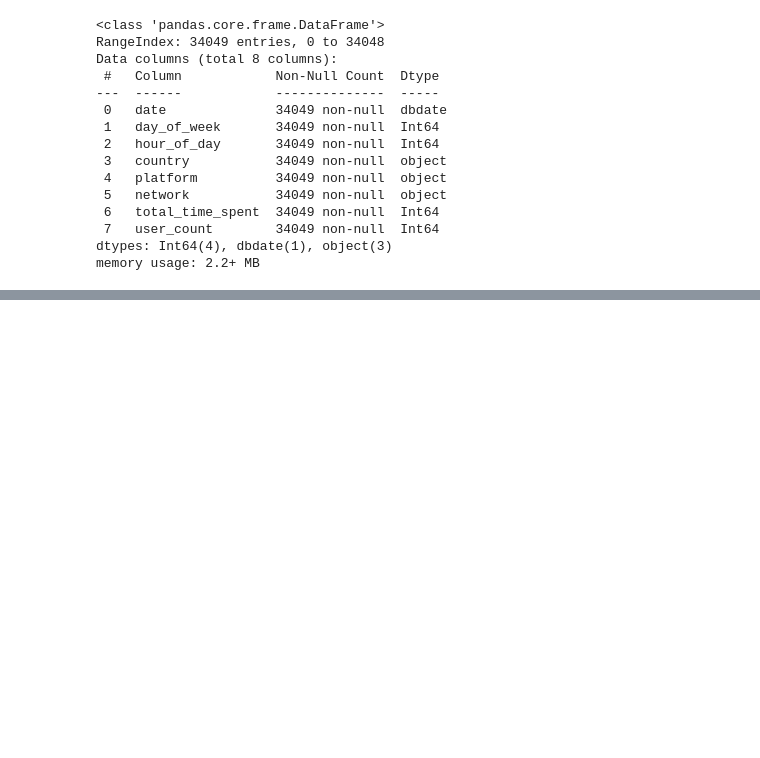
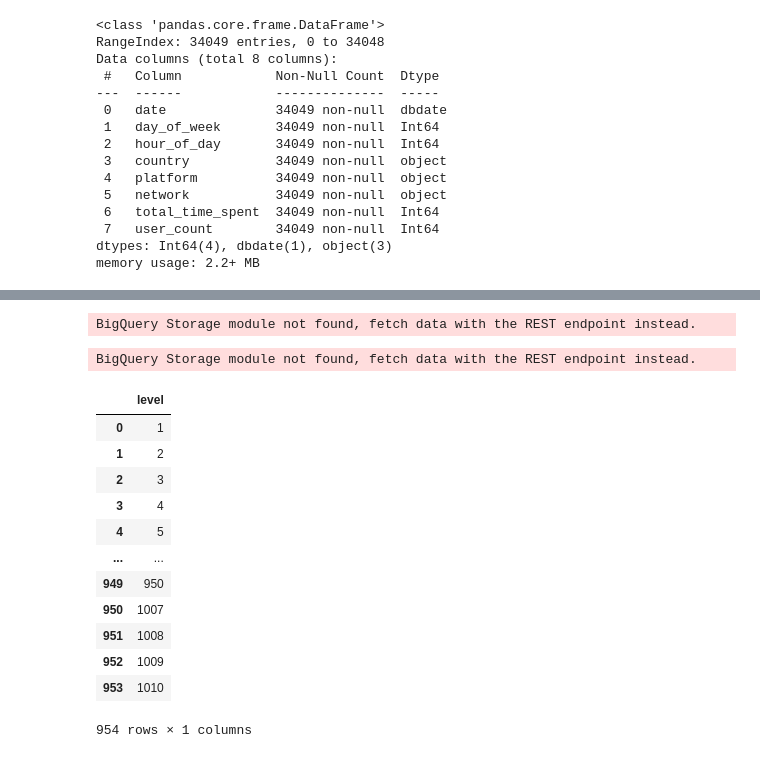
Before and after one commit to ybektas20/dream_case, a Jupyter notebook: q1/main.ipynb, the cells around one changed output, grey strips where cells are left out. Cells and saved outputs as stored; diff of their text form; code cells hidden in the pictures; blank space fills up the shorter version.

```diff
--- a/q1/main.ipynb
+++ b/q1/main.ipynb
@@ -455,0 +536,58 @@ time_spent_by_dow['avg_time_spent'] = time_spent_by_dow['total_time_spent'] / ti
+# %%
+query = """
+WITH user_level_time AS (
+    SELECT
+    level,
+    user_id,
+    SUM(time_spent) AS total_time_spent
+    FROM `casedreamgames.case_db.q1_table_level_end`
+    GROUP BY 1, 2
+)
+SELECT
+    level,
+    AVG(total_time_spent) AS avg_total_time_spent
+FROM user_level_time
+GROUP BY level
+ORDER BY level;
+"""
+
+avg_time_spent_per_level = client.query(query).result().to_dataframe()
+fig = px.bar(
+    avg_time_spent_per_level,
+    x="level",
+    y="avg_total_time_spent",
+    title="Average Time Spent per Level",
+    labels={"avg_total_time_spent": "Average Time Spent"}
+)
+
+fig.update_layout(template="plotly_white", xaxis_title="Level", yaxis_title="Average Time Spent")
+fig.show()
+# %% [output]
+BigQuery Storage module not found, fetch data with the REST endpoint instead.
+# %%
+query = """
+SELECT DISTINCT level FROM `casedreamgames.case_db.q1_table_level_end`
+ORDER BY level;
+"""
+
+"""
+WARNING: there seems no level between 950 and 1007
+"""
+
+levels = client.query(query).result().to_dataframe()
+levels
+# %% [output]
+BigQuery Storage module not found, fetch data with the REST endpoint instead.
+|  | level |
+| 0 | 1 |
+| 1 | 2 |
+| 2 | 3 |
+| 3 | 4 |
+| 4 | 5 |
+| ... | ... |
+| 949 | 950 |
+| 950 | 1007 |
+| 951 | 1008 |
+| 952 | 1009 |
+| 953 | 1010 |
+954 rows × 1 columns
```
Also changed, not shown: parts of 16 cells of this notebook, 3 other files.
